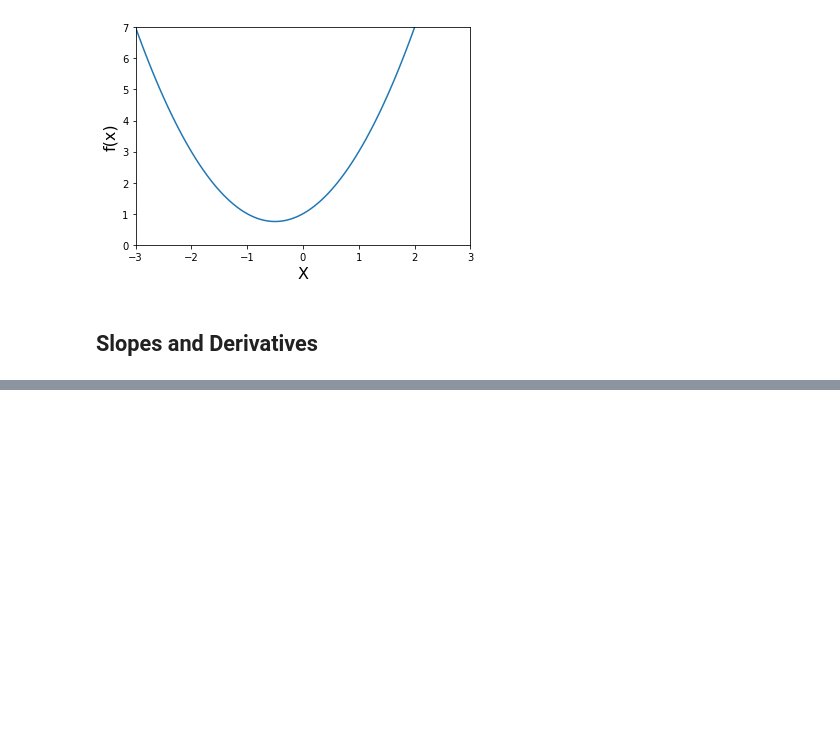
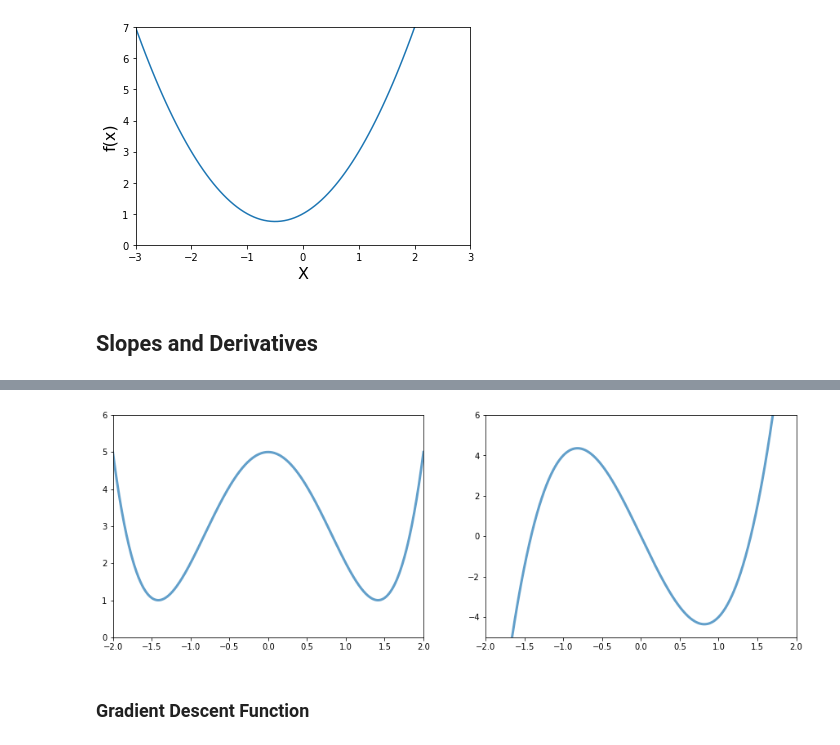
Before and after one commit to sauravgpt/Data-Mining-and-ML, a Jupyter notebook: Module4/gradientDescent.ipynb, the cells around one changed output, grey strips where cells are left out. Drawn from its saved outputs; the diff is of its cells as text; code cells hidden in the pictures; blank space fills up the shorter version.

```diff
--- a/Module4/gradientDescent.ipynb
+++ b/Module4/gradientDescent.ipynb
@@ -53,0 +91,25 @@ plt.show()
+# %%
+x_2 = np.linspace(-2, 2, 1000)
+
+def g(x):
+    return x**4 - 4*(x**2) + 5
+
+def dg(x):
+    return 4*(x**3) - 8*x
+# %%
+plt.figure(figsize = (15,5))
+plt.subplot(1,2,1)
+plt.xlim([-2, 2])
+plt.ylim([0, 6])
+plt.plot(x_2, g(x_2), linewidth=3, alpha=0.7)
+
+plt.subplot(1,2,2)
+plt.xlim([-2, 2])
+plt.ylim([-5, 6])
+plt.plot(x_2, dg(x_2), linewidth=3, alpha=0.7)
+
+plt.show()
+# %% [output]
+[figure, added]
+# %% [markdown]
+### Gradient Descent Function
```
Also changed, not shown: parts of 15 cells of this notebook.
